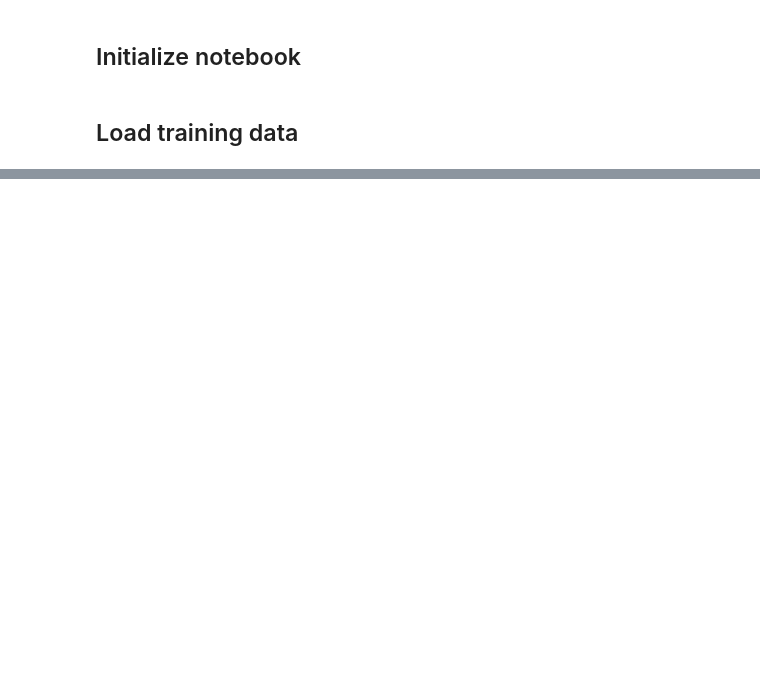
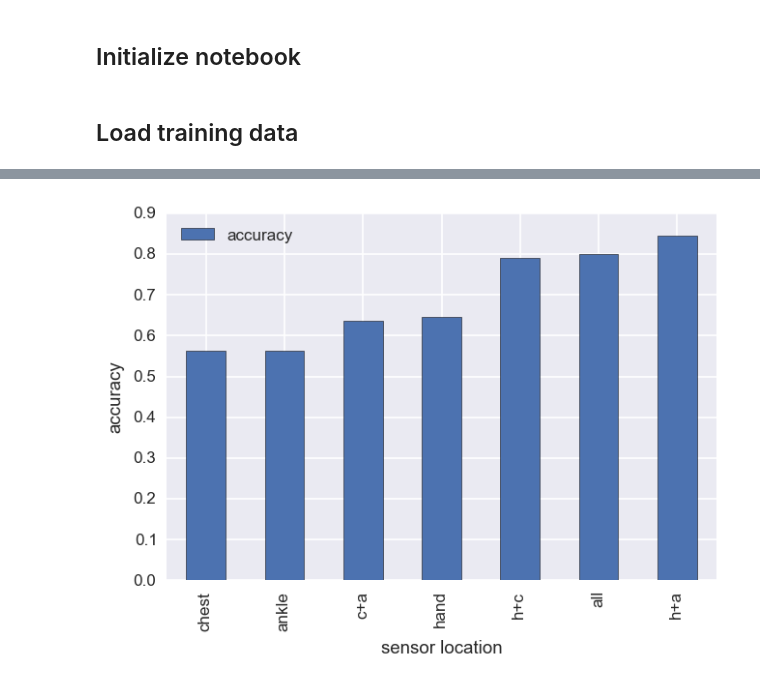
Before and after one commit to ianlcassidy/activity-identification, a Jupyter notebook: activity_identification_ML.ipynb, the cells around one changed output, grey strips where cells are left out. Saved outputs shown, nothing was run; the diff lists cells and outputs as text; code cells hidden in the pictures; blank space fills up the shorter version.

```diff
--- a/activity_identification_ML.ipynb
+++ b/activity_identification_ML.ipynb
@@ -192,0 +260,5 @@ plt.ylabel('feature importance')
+# %%
+hand_idx = [0, 3, 4, 5, 12, 13, 14, 21, 22, 23]
+chest_idx = [1, 6, 7, 8, 15, 16, 17, 24, 25, 26]
+ankle_idx = [2, 9, 10, 11, 18, 19, 20, 27, 28, 29]
+all_idx = [30, 31, 32, 33, 34, 35, 36, 37, 38, 39]
@@ -192,0 +413,14 @@ plt.ylabel('feature importance')
+# %%
+print 'Chest + ankle sensors'
+idx = chest_idx + ankle_idx + all_idx
+
+# run randomized search
+random_search_chest_ankle = RandomizedSearchCV(clf, param_distributions=param_dist,
+                                        n_iter=n_iter_search, scoring='accuracy',
+                                        n_jobs=4, cv=cv)
+
+start = time()
+random_search_chest_ankle.fit(X_train[:, idx], Y_train)
+print('RandomizedSearchCV took %.2f seconds for %d candidates'
+      ' parameter settings.' % ((time() - start), n_iter_search))
+grid_search_report(random_search_chest_ankle.grid_scores_)
@@ -192,0 +441,45 @@ plt.ylabel('feature importance')
+# %%
+# chest only
+top_scores = sorted(random_search_chest.grid_scores_, key=itemgetter(1), reverse=True)
+clf_chest = ExtraTreesClassifier(n_jobs=-1, random_state=42, **top_scores[0].parameters)
+
+# ankle only
+top_scores = sorted(random_search_ankle.grid_scores_, key=itemgetter(1), reverse=True)
+clf_ankle = ExtraTreesClassifier(n_jobs=-1, random_state=42, **top_scores[0].parameters)
+
+# chest + ankle
+top_scores = sorted(random_search_chest_ankle.grid_scores_, key=itemgetter(1), reverse=True)
+clf_chest_ankle = ExtraTreesClassifier(n_jobs=-1, random_state=42, **top_scores[0].parameters)
+
+# hand only
+top_scores = sorted(random_search_hand.grid_scores_, key=itemgetter(1), reverse=True)
+clf_hand = ExtraTreesClassifier(n_jobs=-1, random_state=42, **top_scores[0].parameters)
+
+# hand + chest
+top_scores = sorted(random_search_hand_chest.grid_scores_, key=itemgetter(1), reverse=True)
+clf_hand_chest = ExtraTreesClassifier(n_jobs=-1, random_state=42, **top_scores[0].parameters)
+
+# all features
+top_scores = sorted(random_search_xt.grid_scores_, key=itemgetter(1), reverse=True)
+clf_xt = ExtraTreesClassifier(n_jobs=-1, random_state=42, **top_scores[0].parameters)
+
+# hand + ankle
+top_scores = sorted(random_search_hand_ankle.grid_scores_, key=itemgetter(1), reverse=True)
+clf_hand_ankle = ExtraTreesClassifier(n_jobs=-1, random_state=42, **top_scores[0].parameters)
+
+model_performance = pd.DataFrame([
+    ('chest', compute_error(clf_chest, X_train[:, chest_idx + all_idx], Y_train, n_iter=5)),
+    ('ankle', compute_error(clf_ankle, X_train[:, ankle_idx + all_idx], Y_train, n_iter=5)),
+    ('c+a', compute_error(clf_chest_ankle, X_train[:, ankle_idx + chest_idx + all_idx], Y_train, n_iter=5)),
+    ('hand', compute_error(clf_hand, X_train[:, hand_idx + all_idx], Y_train, n_iter=5)),
+    ('h+c', compute_error(clf_hand_chest, X_train[:, hand_idx + chest_idx + all_idx], Y_train, n_iter=5)),
+    ('all', compute_error(clf_xt, X_train, Y_train, n_iter=5)),
+    ('h+a', compute_error(clf_hand_ankle, X_train[:, hand_idx + ankle_idx + all_idx], Y_train, n_iter=5)),
+  ], columns=['sensor location', 'accuracy'])
+# model_performance.set_index('Location')
+model_performance.plot(x='sensor location', y='accuracy', kind='Bar')
+plt.ylabel('accuracy')
+
+plt.savefig('location_comparison.eps', format='eps', dpi=1000)
+# %% [output]
+[figure, added]
```
Also changed, not shown: parts of 30 cells of this notebook, 2 other files.
